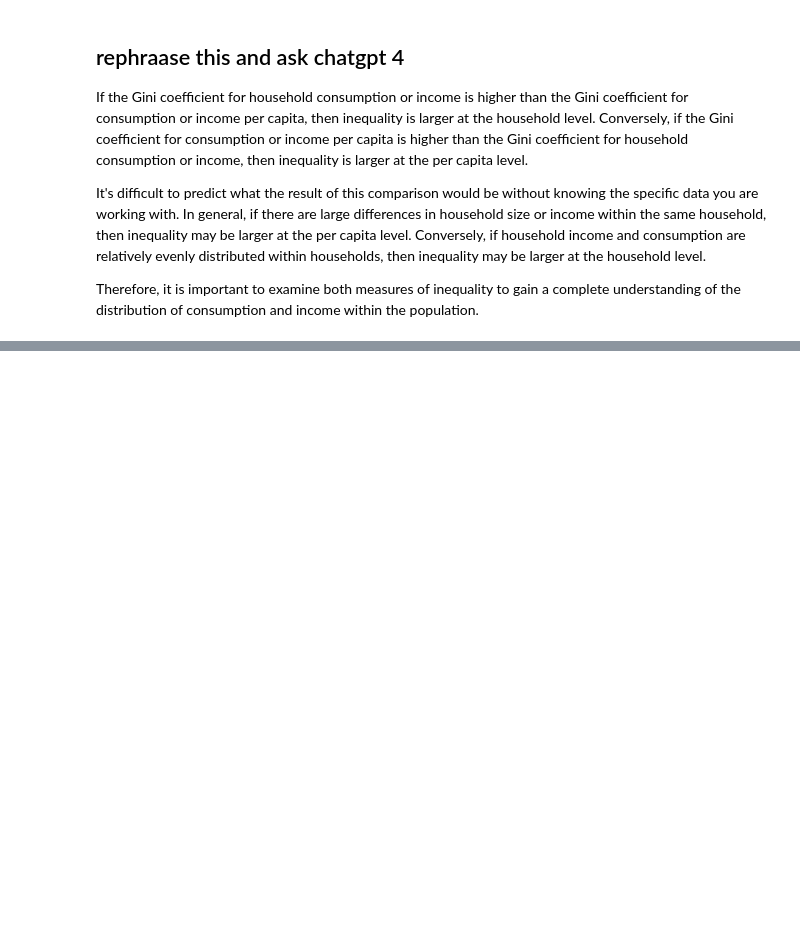
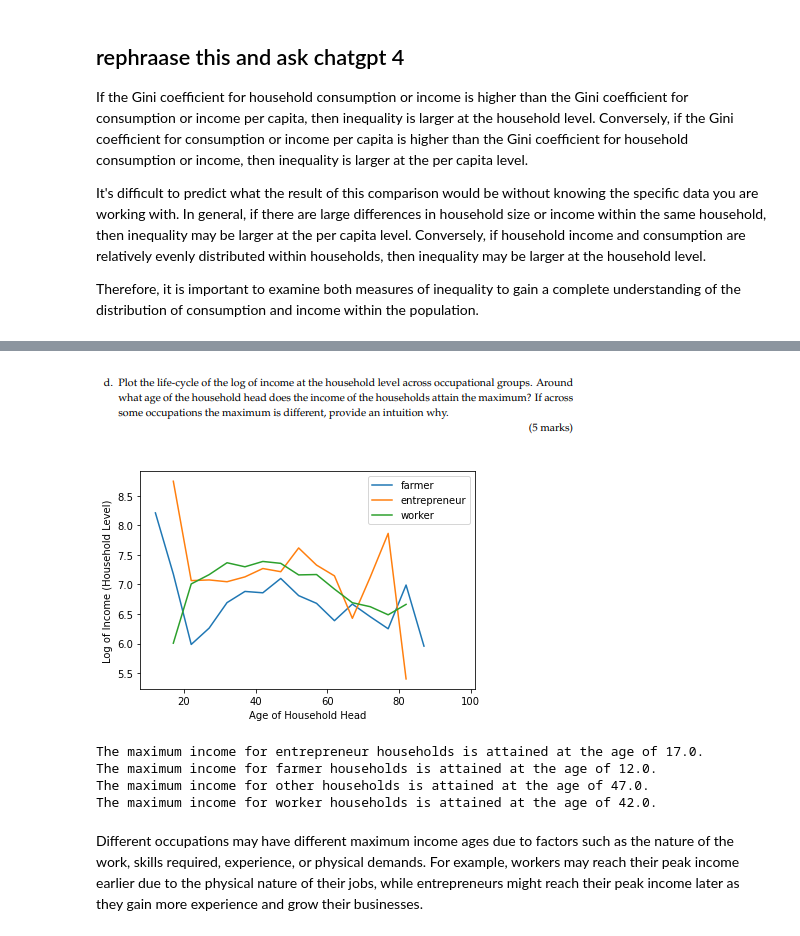
Before and after one commit to ArifShahrin/B162404, a Jupyter notebook: B162404_ ver 1.ipynb, the cells around one changed output, grey strips where cells are left out. Saved outputs shown, nothing was run; the diff lists cells and outputs as text; code cells hidden in the pictures; blank space fills up the shorter version.

```diff
--- a/B162404_ ver 1.ipynb
+++ b/B162404_ ver 1.ipynb
@@ -94,0 +325,55 @@ Therefore, it is important to examine both measures of inequality to gain a comp
+# %% [markdown]
+![image.png](attachment:image.png)
+# %%
+import pandas as pd
+import numpy as np
+import matplotlib.pyplot as plt
+
+# Code to read and preprocess the data (df1) goes here
+
+# Create a new column with the log of income at the household level
+df1['log_income'] = np.log(df1['income'])
+
+# Define the bins and their labels
+bins = np.arange(0, df1['head_age'].max() + 10, 5)
+bin_labels = (bins[:-1] + bins[1:]) // 2
+
+# Assign each age value to a bin
+df1['age_bin'] = pd.cut(df1['head_age'], bins, labels=bin_labels)
+
+# Group the data by occupation and age bin, and calculate the mean log income in each group
+grouped_data = df1.groupby(['occupation', 'age_bin']).mean()[['log_income']]
+
+# Reset the index to make it easier to plot the data
+grouped_data.reset_index(inplace=True)
+
+# Plot the life-cycle of the log of income at the household level across occupational groups
+for occupation in ['farmer', 'entrepreneur', 'worker']:
+    plt.plot(grouped_data[grouped_data['occupation'] == occupation]['age_bin'],
+             grouped_data[grouped_data['occupation'] == occupation]['log_income'],
+             label=occupation)
+
+plt.xlabel('Age of Household Head')
+plt.ylabel('Log of Income (Household Level)')
+plt.legend()
+plt.show()
+
+#After plotting the life-cycle of the log of income, you can inspect the plot visually to see at what age the income
+#  of the households attains the maximum. It's also possible to determine the maximum programmatically.
+# %% [output]
+[figure, added]
+# %%
+# Find the age bin with the maximum log income for each occupation
+max_income_age_bins = grouped_data.groupby('occupation')['log_income'].idxmax()
+
+# Print the results
+for occupation in max_income_age_bins.index:
+    age_bin = grouped_data.loc[max_income_age_bins[occupation], 'age_bin']
+    print(f"The maximum income for {occupation} households is attained at the age of {age_bin}.")
+# %% [output]
+The maximum income for entrepreneur households is attained at the age of 17.0.
+The maximum income for farmer households is attained at the age of 12.0.
+The maximum income for other households is attained at the age of 47.0.
+The maximum income for worker households is attained at the age of 42.0.
+# %% [markdown]
+Different occupations may have different maximum income ages due to factors such as the nature of the work, skills required, experience, or physical demands. For example, workers may reach their peak income earlier due to the physical nature of their jobs, while entrepreneurs might reach their peak income later as they gain more experience and grow their businesses.
```
Also changed, not shown: parts of 21 cells of this notebook, 2 other files.
